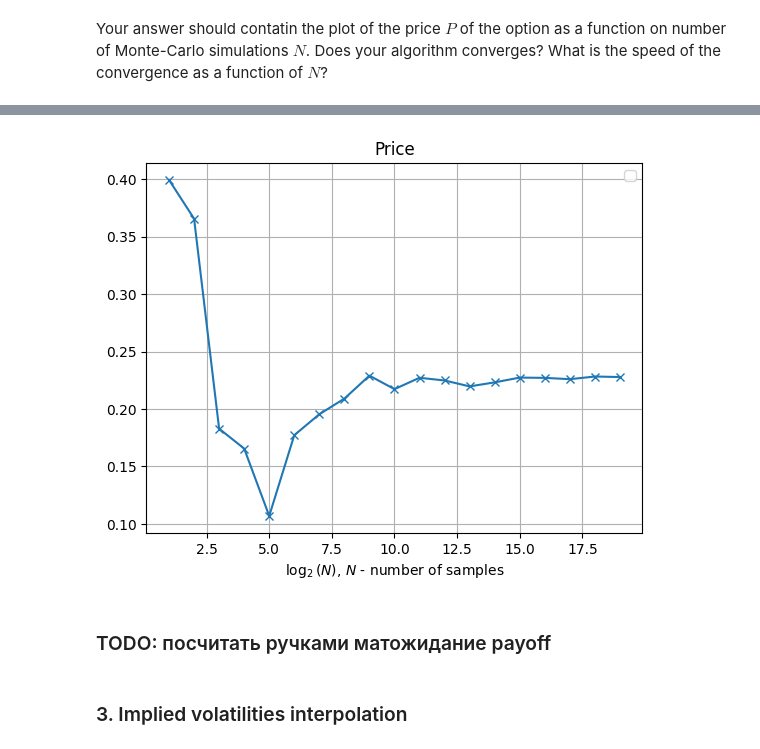
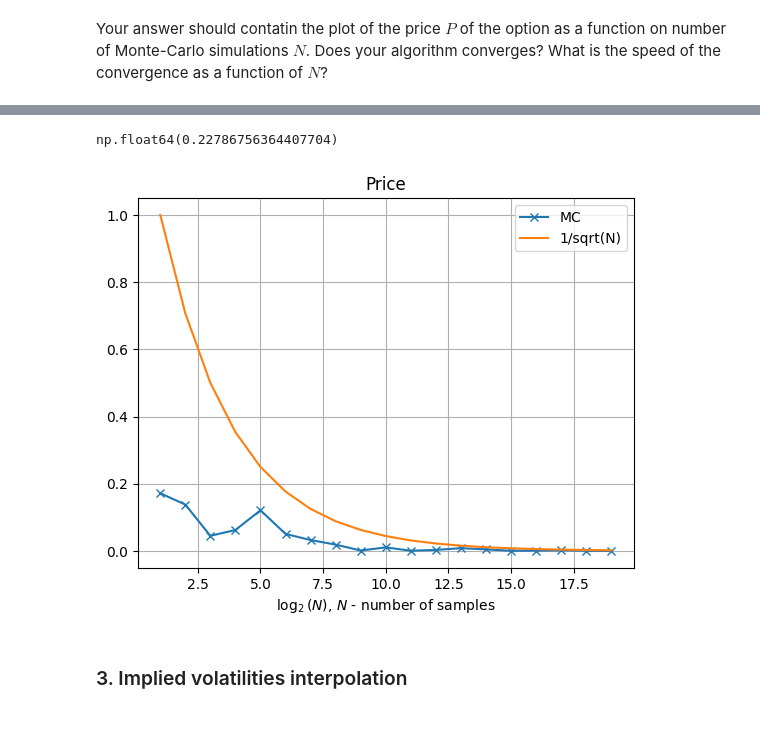
Before and after one commit to Cloda/Homeworks, a Jupyter notebook: VegaNumMethodsFinance/ExtraWork/NMF 2024 - Test - Cherepakhin.ipynb, the cells around one changed output, grey strips where cells are left out. Cells and saved outputs as stored; diff of their text form; code cells hidden in the pictures.

```diff
--- a/VegaNumMethodsFinance/ExtraWork/NMF 2024 - Test - Cherepakhin.ipynb
+++ b/VegaNumMethodsFinance/ExtraWork/NMF 2024 - Test - Cherepakhin.ipynb
@@ -131,10 +186,8 @@ L2 norm mimum at given θ_opt:
 # %%
-theta_opt = res.x
-theta_opt_reshaped = reshape_theta_to_appropriate_size(theta=theta_opt, n=4)
-C_approx_opt = B(theta_opt_reshaped) @ B(theta_opt_reshaped).T
+C_combo = get_correlation_matrix_for_combo(C, n=4)
+print("L2 norm mimum: \n {} \n".format(
+    np.linalg.norm(C_combo - C, ord='fro'))
+)
 print("Initial symmetric matrix C: \n {} \n".format(C))
-print(
-    "Positive-semidefinite matrix constructed via hyphersphere decomposition with optimization and Shura: \n {} \n".format(
-        C_approx_opt)
-)
+print("Positive-semidefinite matrix constructed via combo decomposition with optimization: \n {} \n".format(C_combo))
 # %% [output]
@@ -274,7 +297,7 @@ def convergence_analysis(sample_of_codependent_gaussian_variates: np.ndarray, tr
         )
     return results
 # %%
-corr_matrix = C_approx_opt[0::3, 0::3]
+corr_matrix = C_combo[0::3, 0::3]
 sample_of_codependent_uniform_variates = gaussian_copula(
     n_sample=2**19,
     corr_matrix=corr_matrix
@@ -300,21 +337,26 @@ convergence_result = convergence_analysis(
+# %%
+convergence_result[-1, 0]
+# %% [output]
+np.float64(0.22786756364407704)
 # %%
 log_2_iteratinos = np.linspace(1, 19, 19)
 one_over_sqrt_N = 1 / np.sqrt([2**i for i in range(log_2_iteratinos.shape[0])])
-one_over_sqrt_N
 plt.plot(
     log_2_iteratinos,
-    convergence_result[:, 0],
+    np.fabs(convergence_result[:, 0] - convergence_result[-1, 0]),
     marker="x"
+)
+plt.plot(
+    log_2_iteratinos,
+    one_over_sqrt_N
 )
 plt.title('Price')
 plt.xlabel("$\log_2(N)$, $N$ - number of samples")
-plt.legend()
+plt.legend(["MC", "1/sqrt(N)"])
 plt.grid()
 plt.show()
 # %% [output]
-[figure, old version]
+[figure, new version]
-# %% [markdown]
-### TODO: посчитать ручками матожидание payoff
 # %% [markdown]
 ### 3. Implied volatilities interpolation
 # %% [markdown]
```
Also changed, not shown: parts of 42 cells of this notebook, 2 other files.
